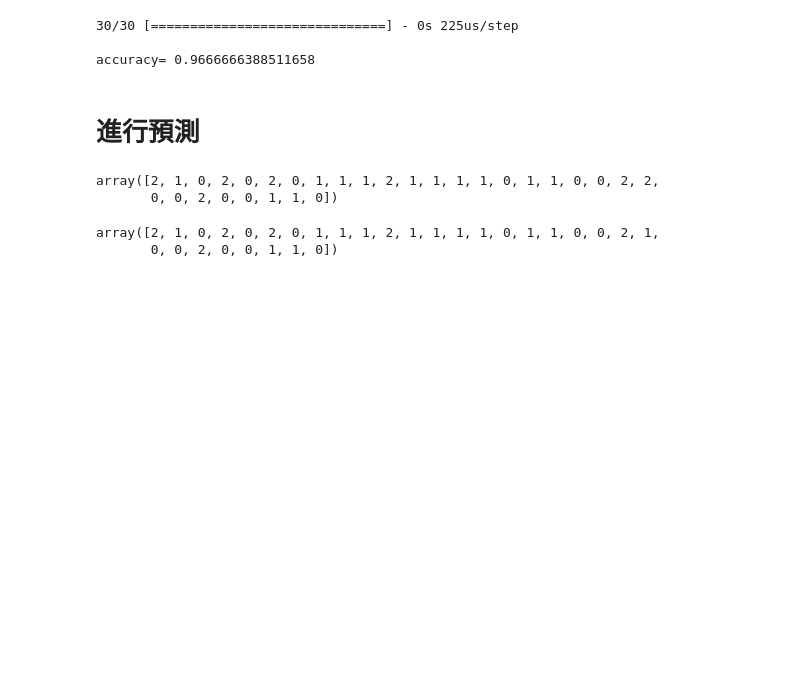
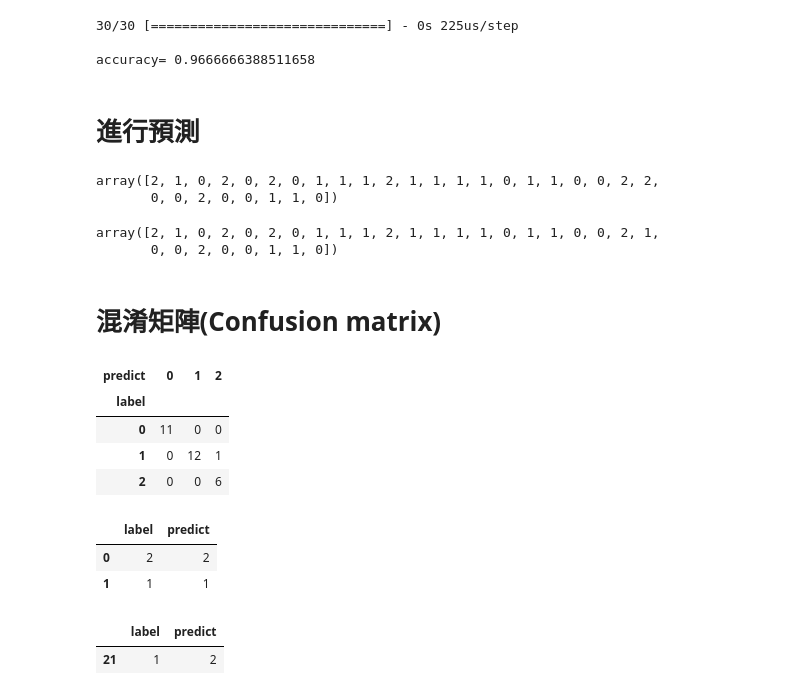
Before and after one commit to TKLabStudio/SchoolWork, a Jupyter notebook: Junior/tensorFlow/DL_HW05/Keras_iris_MLP.ipynb, the cells around one changed output. Drawn from its saved outputs; the diff is of its cells as text; code cells hidden in the pictures; blank space fills up the shorter version.

Commit message:
TensorFlow 第七週作業 DL_HW05 混淆矩陣(Confusion matrix)

```diff
--- a/Junior/tensorFlow/DL_HW05/Keras_iris_MLP.ipynb
+++ b/Junior/tensorFlow/DL_HW05/Keras_iris_MLP.ipynb
@@ -225,3 +225,27 @@ y_test #比較
 # %% [output]
 array([2, 1, 0, 2, 0, 2, 0, 1, 1, 1, 2, 1, 1, 1, 1, 0, 1, 1, 0, 0, 2, 1,
        0, 0, 2, 0, 0, 1, 1, 0])
+# %% [markdown]
+# 混淆矩陣(Confusion matrix)
+# %%
+import pandas as pd
+pd.crosstab(y_test,prediction,
+            rownames=['label'],colnames=['predict']) #查看正確和錯誤的比較
+# %% [output]
+| predict | 0 | 1 | 2 |
+| label |  |  |  |
+| 0 | 11 | 0 | 0 |
+| 1 | 0 | 12 | 1 |
+| 2 | 0 | 0 | 6 |
+# %%
+df = pd.DataFrame({'label':y_test, 'predict':prediction}) #查看前兩筆資料
+df[:2]
+# %% [output]
+|  | label | predict |
+| 0 | 2 | 2 |
+| 1 | 1 | 1 |
+# %%
+df[(df.label==1)&(df.predict==2)] #查看哪些原本應該是，卻判斷成是的資料
+# %% [output]
+|  | label | predict |
+| 21 | 1 | 2 |
```
